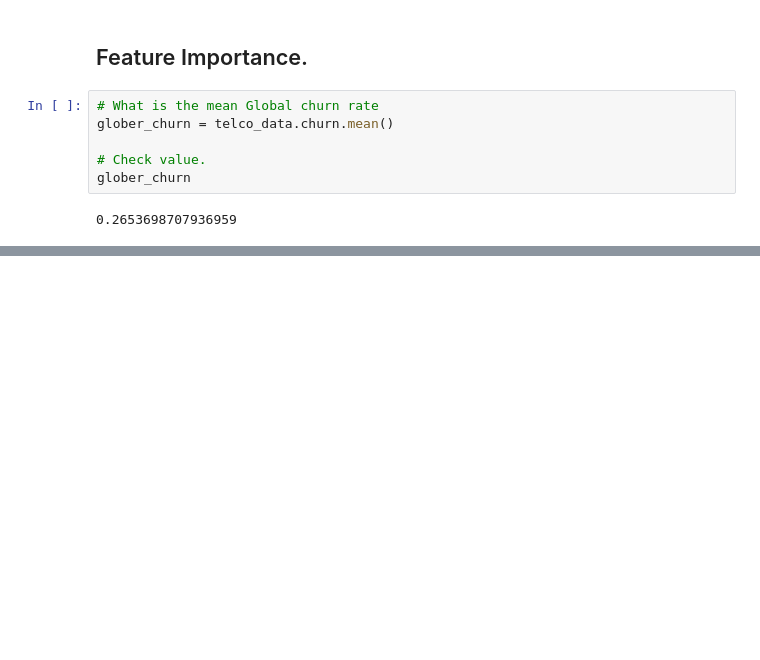
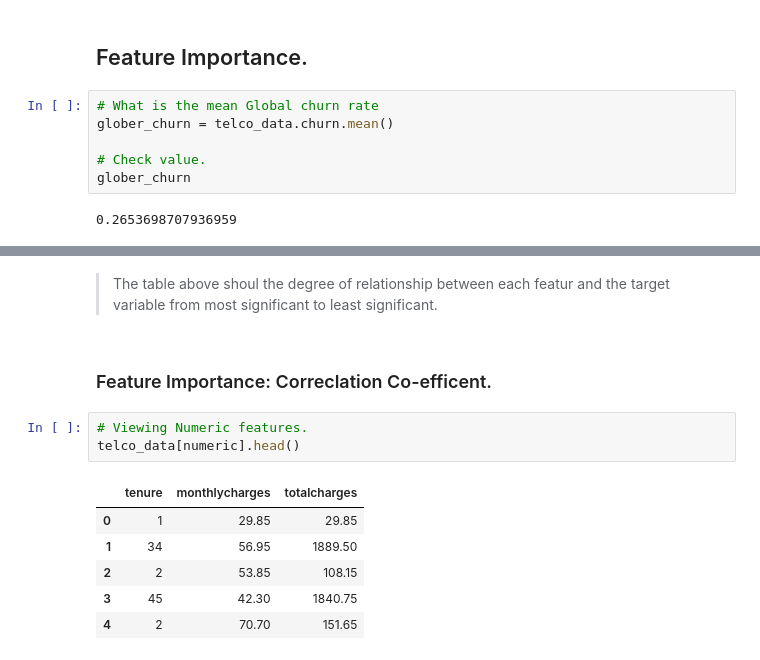
Before and after one commit to Benjamin-Ojo/ml_zoomcamp_code, a Jupyter notebook: chapter 3 - churn_predictor/telco_customer_churn.ipynb, the cells around one changed output, grey strips where cells are left out. Saved outputs shown, nothing was run; the diff lists cells and outputs as text; blank space fills up the shorter version.

```diff
--- a/chapter 3 - churn_predictor/telco_customer_churn.ipynb
+++ b/chapter 3 - churn_predictor/telco_customer_churn.ipynb
@@ -599,0 +601,14 @@ dtype: float64
+# %% [markdown]
+> The table above shoul the degree of relationship between each featur and the target variable from most significant to least significant.
+# %% [markdown]
+### Feature Importance: Correclation Co-efficent.
+# %%
+# Viewing Numeric features.
+telco_data[numeric].head()
+# %% [output]
+|  | tenure | monthlycharges | totalcharges |
+| 0 | 1 | 29.85 | 29.85 |
+| 1 | 34 | 56.95 | 1889.50 |
+| 2 | 2 | 53.85 | 108.15 |
+| 3 | 45 | 42.30 | 1840.75 |
+| 4 | 2 | 70.70 | 151.65 |
```
Also changed, not shown: parts of 27 cells of this notebook.
